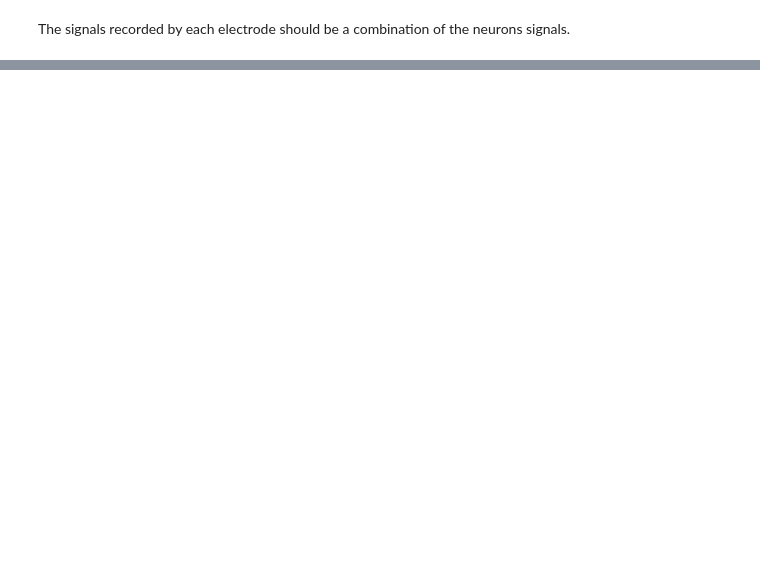
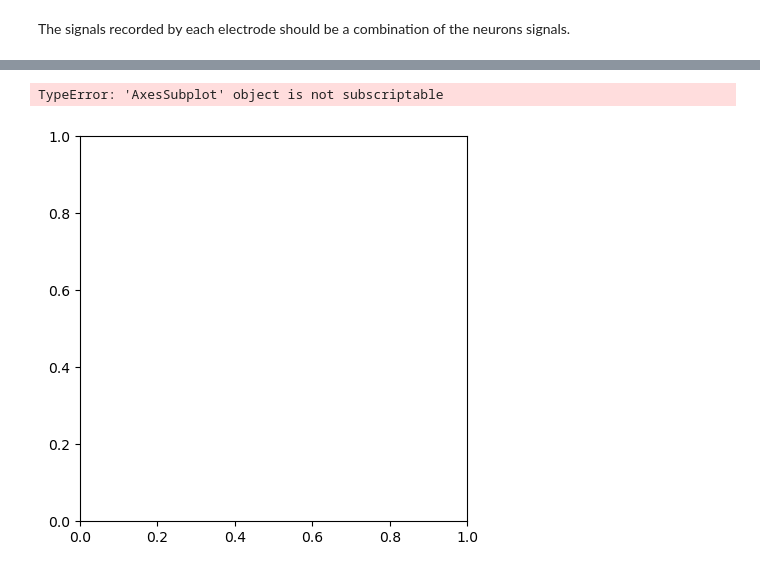
Before and after one commit to SamwelZimmer/spike_analysis, a Jupyter notebook: notebooks/lif_model.ipynb, the cells around one changed output, grey strips where cells are left out. Drawn from its saved outputs; the diff is of its cells as text; code cells hidden in the pictures; blank space fills up the shorter version.

```diff
--- a/notebooks/lif_model.ipynb
+++ b/notebooks/lif_model.ipynb
@@ -308,0 +773,2 @@ plot_combined_signals(grid=grid, electrode_ids=list(grid.electrode_dict.keys()))
+# %%
+signals = [grid.electrode_dict[i]["signal"] for i in grid.electrode_dict.keys()]
@@ -308,0 +882,63 @@ plot_combined_signals(grid=grid, electrode_ids=list(grid.electrode_dict.keys()))
+# %%
+waveforms = []
+waveform_info = []
+
+# loop through each of the electrode signals
+for i, signal in enumerate(signals):
+
+    # get waveforms for this channel
+    waveforms_channel, waveform_info_channel = sorter.get_waveforms(y=signal, spike_indices=merged_spike_indices)
+
+    # append the waveforms and waveform_info to the lists
+    waveforms.append(waveforms_channel)
+    waveform_info.append(waveform_info_channel)
+
+# convert waveforms and waveform_info to numpy arrays
+waveforms = np.array(waveforms)
+waveform_info = np.array(waveform_info)
+# %%
+# determine the number of channels
+n_channels = waveforms.shape[0]
+
+# calculate the size of the grid
+grid_size = int(np.sqrt(n_channels))
+
+# create a figure and subplots
+fig, axs = plt.subplots(grid_size, grid_size, figsize=(5, 5))
+
+# get unique labels
+unique_labels = np.unique(true_labels)
+
+# create a colormap
+colormap = plt.cm.get_cmap('viridis', len(unique_labels))
+
+# create a dictionary mapping each label to a color
+label_to_color = {label: colormap(i) for i, label in enumerate(unique_labels)}
+
+# make sure axs is always an array
+if n_channels == 1:
+    axs = np.array([[axs]])
+
+# iterate over the channels
+for i in range(grid_size):
+    for j in range(grid_size):
+        channel_idx = i * grid_size + j
+        # iterate over the waveforms in this channel and plot each on top of each other
+        for idx, waveform in enumerate(waveforms[channel_idx]):
+            t = np.arange((- sorter.waveform_duration / 2) / 10, (sorter.waveform_duration / 2) / 10) * sorter.dt * 1000
+
+            # get the color for this waveform based on its label
+            color = label_to_color[true_labels[idx]]
+
+            # plot the waveform
+            axs[i, j].plot(t, waveform, lw=.5, c=color)
+
+        axs[i, j].set_xlabel('Time (ms)')
+        axs[i, j].set_ylabel('Amplitude')
+        axs[i, j].set_title(f'Waveforms (Electrode {channel_idx})')
+
+plt.tight_layout()
+plt.show()
+# %% [output]
+TypeError: 'AxesSubplot' object is not subscriptable
+[figure, added]
```
Also changed, not shown: parts of 39 cells of this notebook, 1 other file.
